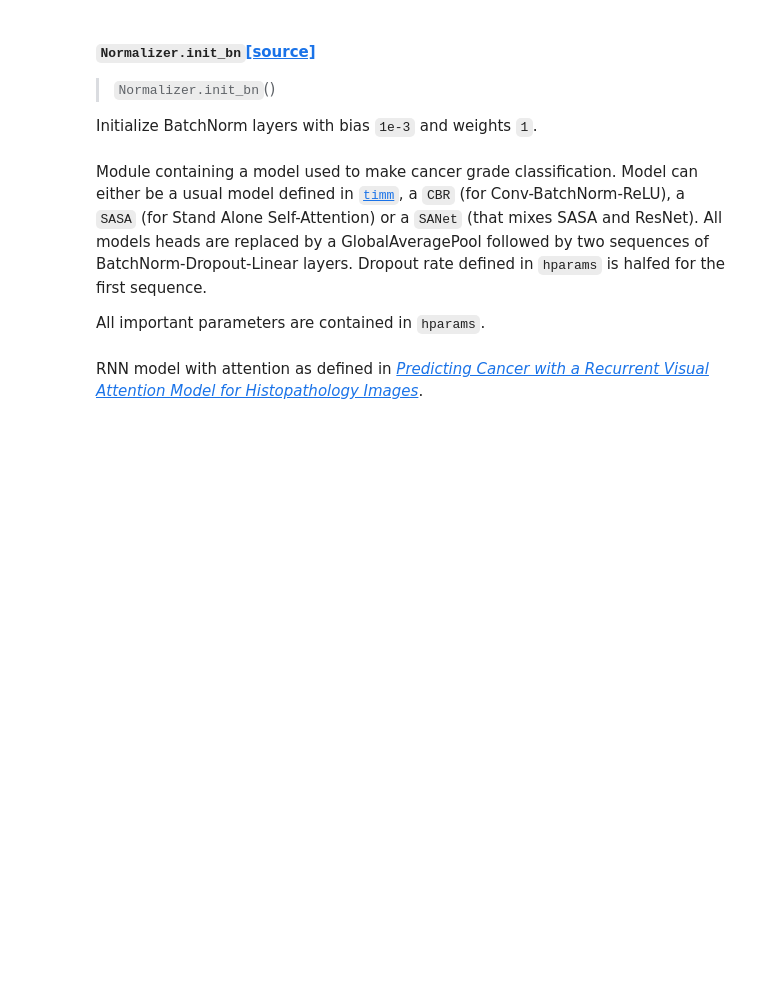
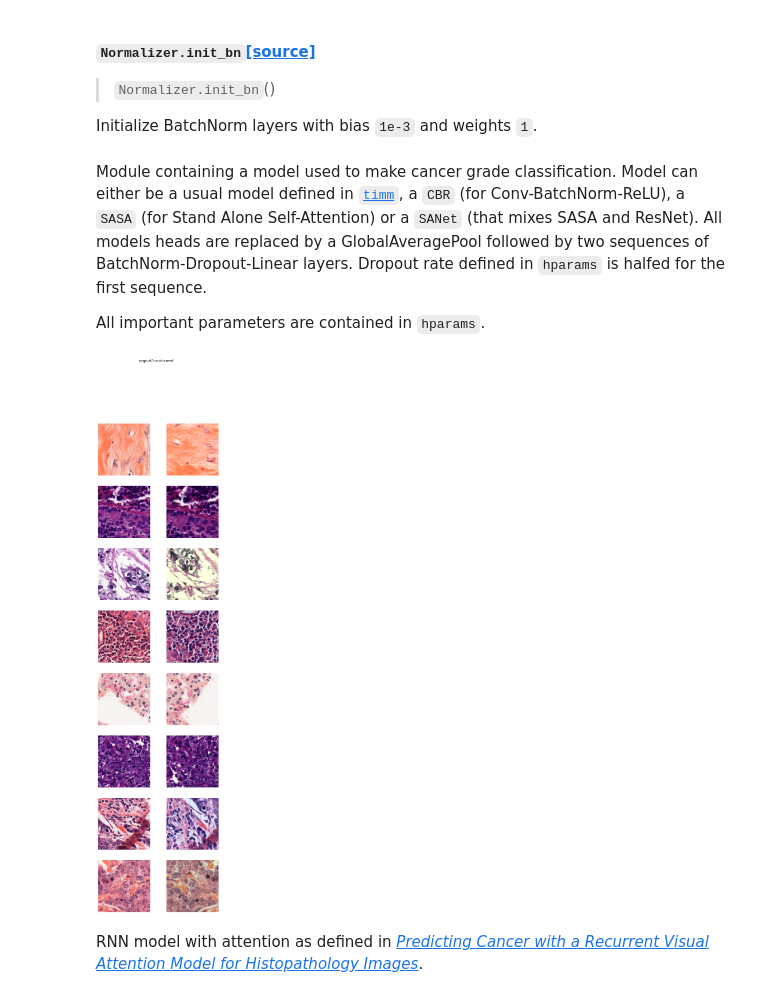
Before and after one commit to schwobr/grade_classif, a Jupyter notebook: nbs/20_models.plmodules.ipynb, the cells around one changed output. Drawn from its saved outputs; the diff is of its cells as text; code cells hidden in the pictures; blank space fills up the shorter version.

```diff
--- a/nbs/20_models.plmodules.ipynb
+++ b/nbs/20_models.plmodules.ipynb
@@ -477,3 +479,12 @@ All important parameters are contained in `hparams`.
+# %%
+hparams.gpus = [1]
+hparams.open_mode = 'RGB'
+# %%
+model = GradesClassifModel(hparams)
+# %%
+model.show_some()
+# %% [output]
+[figure, added]
 # %%
 # export
 class RNNAttention(BaseModule):
```
Also changed, not shown: parts of 2 cells of this notebook, 4 other files.
